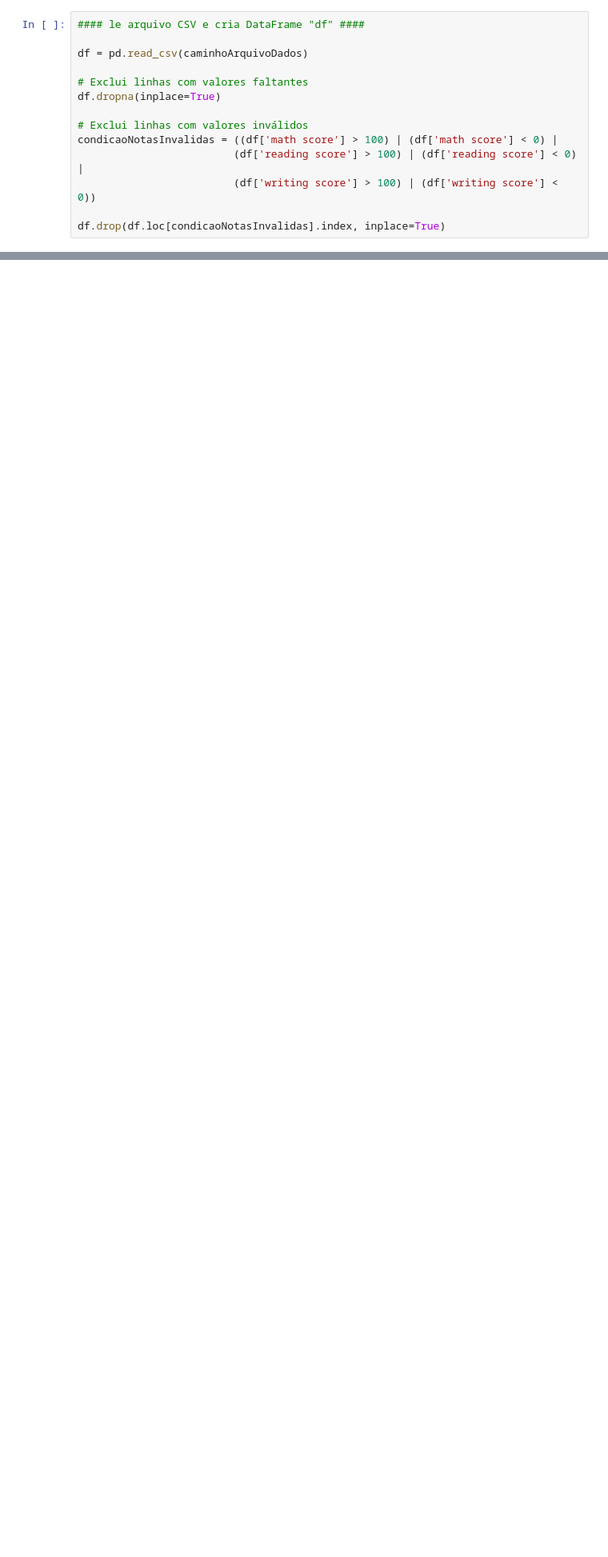
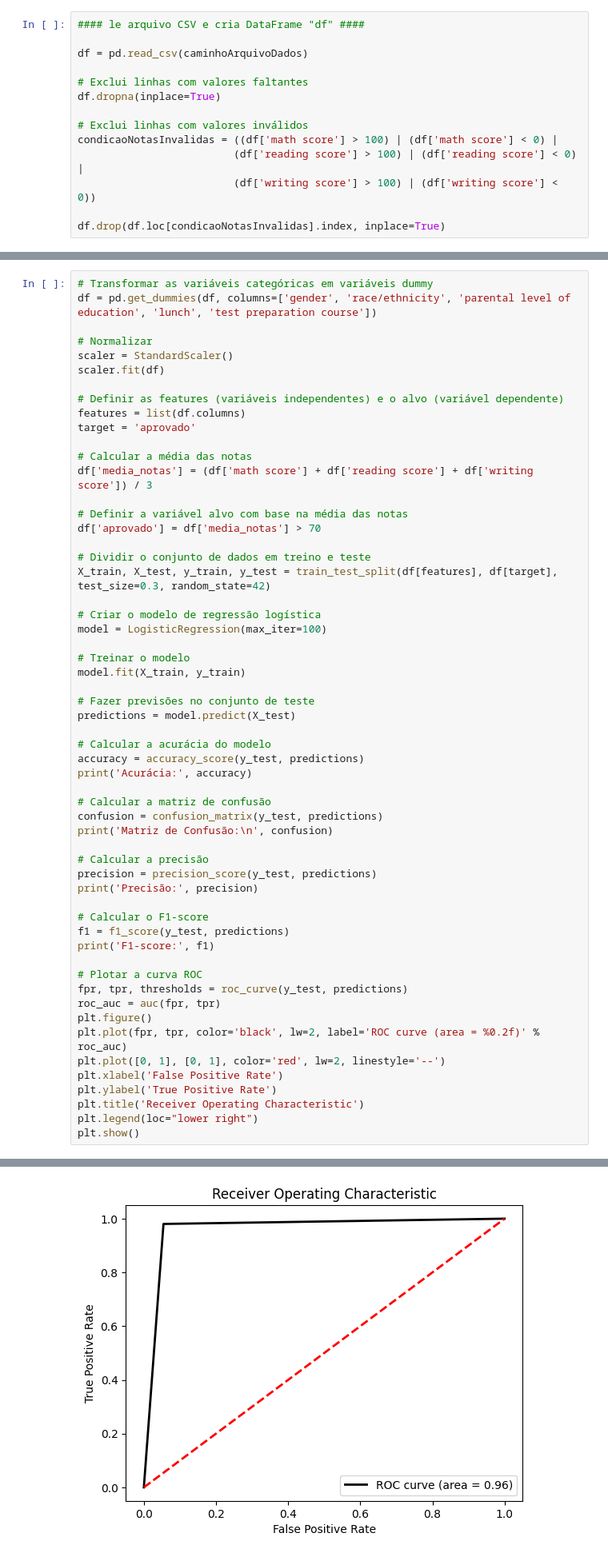
Before and after one commit to ghccalanzani/ProjetoIntegrador_III_Faesa, a Jupyter notebook: Entrega C3/Entrega_3.ipynb, the cells around one changed output, grey strips where cells are left out. Shown at 80% size. Drawn from its saved outputs; the diff is of its cells as text; blank space fills up the shorter version.

```diff
--- a/Entrega C3/Entrega_3.ipynb
+++ b/Entrega C3/Entrega_3.ipynb
@@ -71,0 +31,58 @@ Please also refer to the documentation for alternative solver options:
+# %%
+# Transformar as variáveis categóricas em variáveis dummy
+df = pd.get_dummies(df, columns=['gender', 'race/ethnicity', 'parental level of education', 'lunch', 'test preparation course'])
+
+# Normalizar
+scaler = StandardScaler()
+scaler.fit(df)
+
+# Definir as features (variáveis independentes) e o alvo (variável dependente)
+features = list(df.columns)
+target = 'aprovado'
+
+# Calcular a média das notas
+df['media_notas'] = (df['math score'] + df['reading score'] + df['writing score']) / 3
+
+# Definir a variável alvo com base na média das notas
+df['aprovado'] = df['media_notas'] > 70
+
+# Dividir o conjunto de dados em treino e teste
+X_train, X_test, y_train, y_test = train_test_split(df[features], df[target], test_size=0.3, random_state=42)
+
+# Criar o modelo de regressão logística
+model = LogisticRegression(max_iter=100)
+
+# Treinar o modelo
+model.fit(X_train, y_train)
+
+# Fazer previsões no conjunto de teste
+predictions = model.predict(X_test)
+
+# Calcular a acurácia do modelo
+accuracy = accuracy_score(y_test, predictions)
+print('Acurácia:', accuracy)
+
+# Calcular a matriz de confusão
+confusion = confusion_matrix(y_test, predictions)
+print('Matriz de Confusão:\n', confusion)
+
+# Calcular a precisão
+precision = precision_score(y_test, predictions)
+print('Precisão:', precision)
+
+# Calcular o F1-score
+f1 = f1_score(y_test, predictions)
+print('F1-score:', f1)
+
+# Plotar a curva ROC
+fpr, tpr, thresholds = roc_curve(y_test, predictions)
+roc_auc = auc(fpr, tpr)
+plt.figure()
+plt.plot(fpr, tpr, color='black', lw=2, label='ROC curve (area = %0.2f)' % roc_auc)
+plt.plot([0, 1], [0, 1], color='red', lw=2, linestyle='--')
+plt.xlabel('False Positive Rate')
+plt.ylabel('True Positive Rate')
+plt.title('Receiver Operating Characteristic')
+plt.legend(loc="lower right")
+plt.show()
+# %% [output]
@@ -71,0 +102 @@ Please also refer to the documentation for alternative solver options:
+[figure, added]
```
Also changed, not shown: parts of 3 cells of this notebook.
